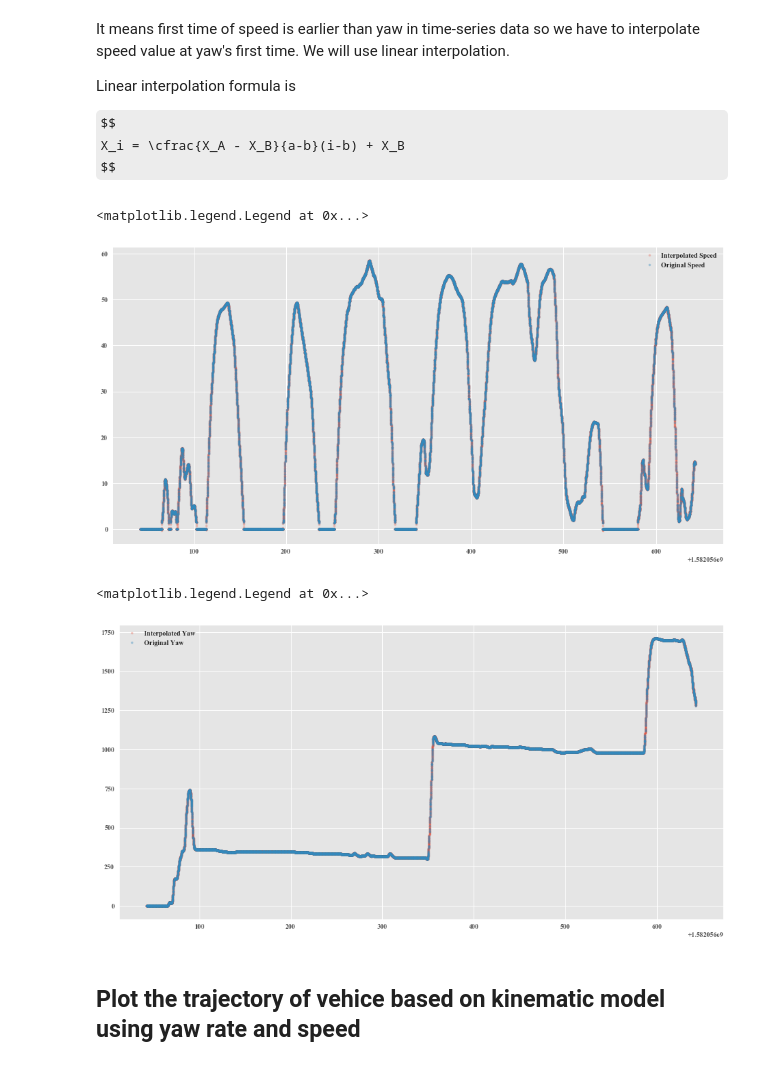
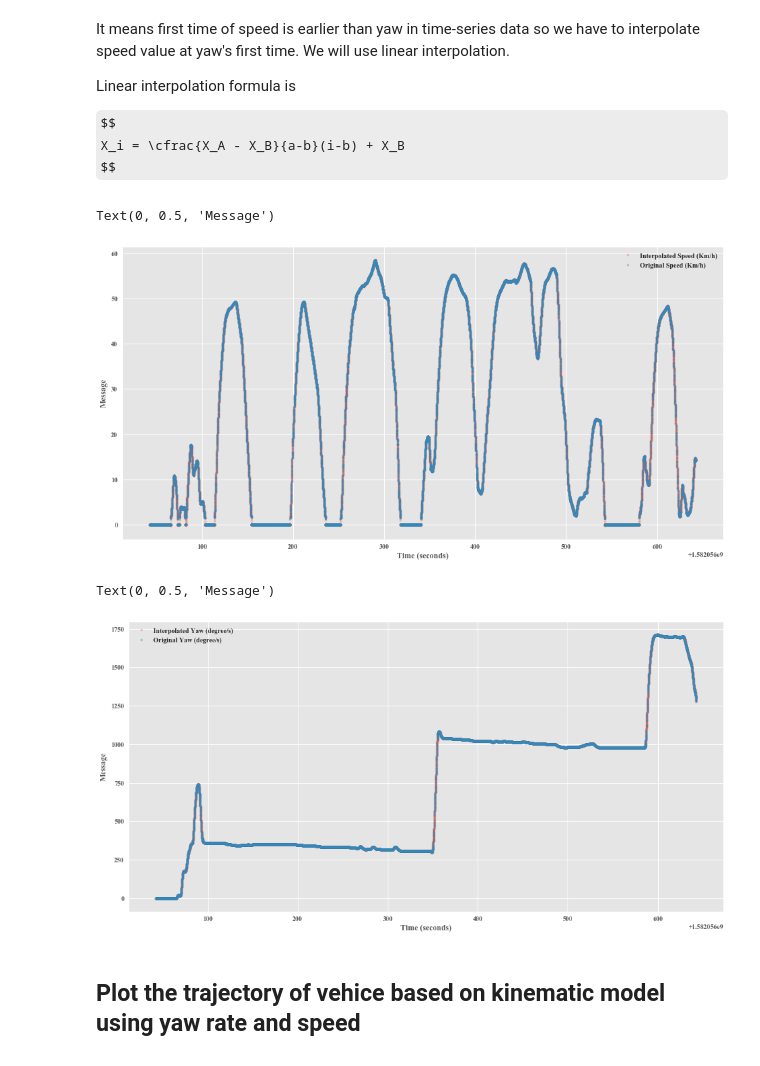
Before and after one commit to jmscslgroup/strym, a Jupyter notebook: notebook/strymread_example.ipynb, the cells around one changed output. Drawn from its saved outputs; the diff is of its cells as text; code cells hidden in the pictures; some formulas as TeX source.

```diff
--- a/notebook/strymread_example.ipynb
+++ b/notebook/strymread_example.ipynb
@@ -75,17 +75,21 @@ interpolated_speed, interpolated_yaw = strym.ts_sync(ts_speed, ts_yaw)
 # %%
 plt.plot(interpolated_speed['Time'], interpolated_speed['Message'], ".", alpha=0.3)
 plt.plot(ts_speed['Time'], ts_speed['Message'], ".", alpha=0.4)
-plt.legend(['Interpolated Speed', 'Original Speed'])
+plt.legend(['Interpolated Speed (Km/h)', 'Original Speed (Km/h)'])
+plt.xlabel('Time (seconds)')
+plt.ylabel('Message')
 # %% [output]
-<matplotlib.legend.Legend at 0x...>
+Text(0, 0.5, 'Message')
-[figure, old version]
+[figure, new version]
 # %%
 plt.plot(interpolated_yaw['Time'], interpolated_yaw['Message'], ".", alpha=0.3)
 plt.plot(ts_yaw['Time'], ts_yaw['Message'], ".", alpha=0.4)
-plt.legend(['Interpolated Yaw', 'Original Yaw'])
+plt.legend(['Interpolated Yaw (degree/s)', 'Original Yaw (degree/s)'])
+plt.xlabel('Time (seconds)')
+plt.ylabel('Message')
 # %% [output]
-<matplotlib.legend.Legend at 0x...>
+Text(0, 0.5, 'Message')
-[figure, old version]
+[figure, new version]
 # %% [markdown]
 ## Plot the trajectory of vehice based on kinematic model using yaw rate and speed
 # %%
```
Also changed, not shown: parts of 3 cells of this notebook.
